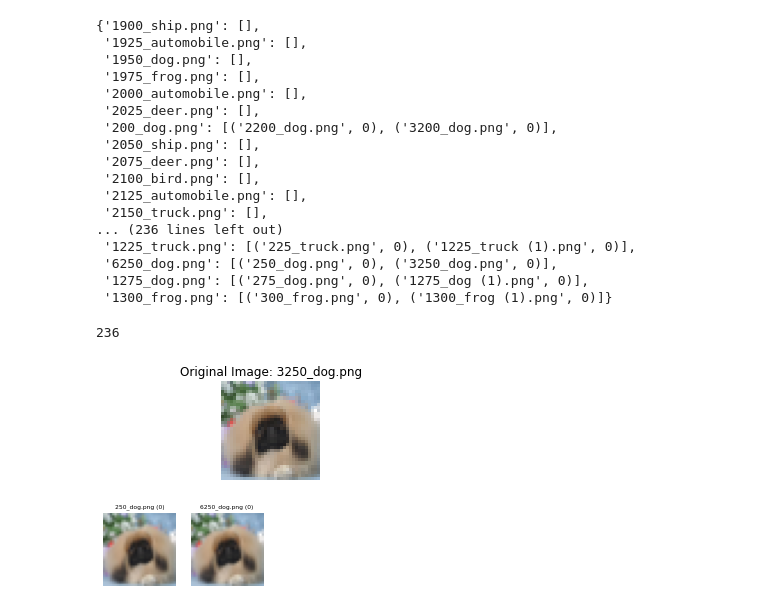
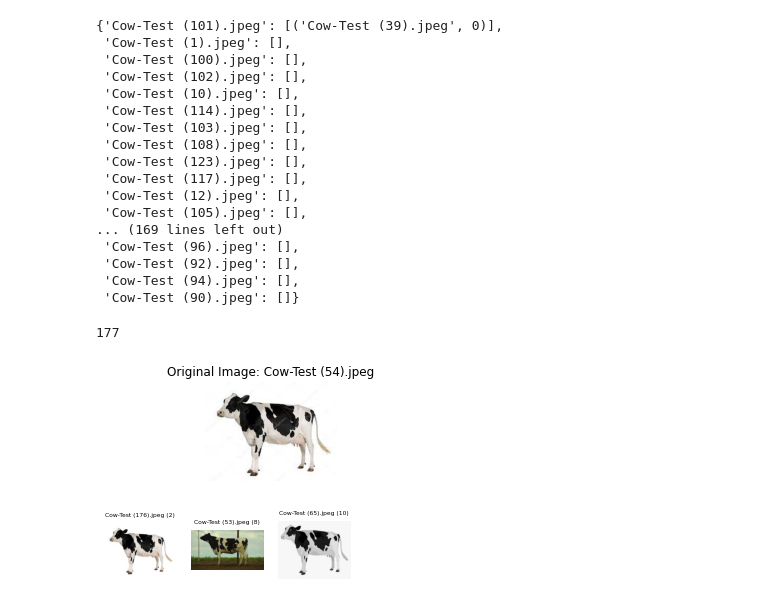
Before and after one commit to Manjusha997/WebdriverFramework, a Jupyter notebook: imagededupcolab_code.ipynb, the cells around one changed output. Cells and saved outputs as stored; diff of their text form; code cells hidden in the pictures.

```diff
--- a/imagededupcolab_code.ipynb
+++ b/imagededupcolab_code.ipynb
@@ -24,4 +29,4 @@ Successfully installed Pillow-9.3.0 imagededup-0.3.0
 from pathlib import Path
 import imagededup
 # %%
-image_dir = Path('/content/drive/MyDrive/cifar/cifar/test3')
+image_dir = Path('/content/drive/MyDrive/Testing Data/Cow')
@@ -69,32 +51,32 @@ INFO:imagededup.methods.hashing:End: Evaluating hamming distances for getting du
 # %%
 duplicates
 # %% [output]
-{'1900_ship.png': [],
- '1925_automobile.png': [],
- '1950_dog.png': [],
- '1975_frog.png': [],
- '2000_automobile.png': [],
- '2025_deer.png': [],
- '200_dog.png': [('2200_dog.png', 0), ('3200_dog.png', 0)],
- '2050_ship.png': [],
- '2075_deer.png': [],
- '2100_bird.png': [],
- '2125_automobile.png': [],
- '2150_truck.png': [],
-... (236 lines left out)
- '1225_truck.png': [('225_truck.png', 0), ('1225_truck (1).png', 0)],
- '6250_dog.png': [('250_dog.png', 0), ('3250_dog.png', 0)],
- '1275_dog.png': [('275_dog.png', 0), ('1275_dog (1).png', 0)],
- '1300_frog.png': [('300_frog.png', 0), ('1300_frog (1).png', 0)]}
+{'Cow-Test (101).jpeg': [('Cow-Test (39).jpeg', 0)],
+ 'Cow-Test (1).jpeg': [],
+ 'Cow-Test (100).jpeg': [],
+ 'Cow-Test (102).jpeg': [],
+ 'Cow-Test (10).jpeg': [],
+ 'Cow-Test (114).jpeg': [],
+ 'Cow-Test (103).jpeg': [],
+ 'Cow-Test (108).jpeg': [],
+ 'Cow-Test (123).jpeg': [],
+ 'Cow-Test (117).jpeg': [],
+ 'Cow-Test (12).jpeg': [],
+ 'Cow-Test (105).jpeg': [],
+... (169 lines left out)
+ 'Cow-Test (96).jpeg': [],
+ 'Cow-Test (92).jpeg': [],
+ 'Cow-Test (94).jpeg': [],
+ 'Cow-Test (90).jpeg': []}
 # %%
 len(duplicates)
 # %% [output]
-236
+177
 # %%
 from imagededup.utils import plot_duplicates
-plot_duplicates(image_dir=image_dir, duplicate_map=duplicates, filename='3250_dog.png')
+plot_duplicates(image_dir=image_dir, duplicate_map=duplicates, filename='Cow-Test (54).jpeg')
 # %% [output]
-[figure, old version]
+[figure, new version]
 # %%
 from imagededup.methods import PHash
 phasher = PHash()
```
Also changed, not shown: parts of 43 cells of this notebook.
